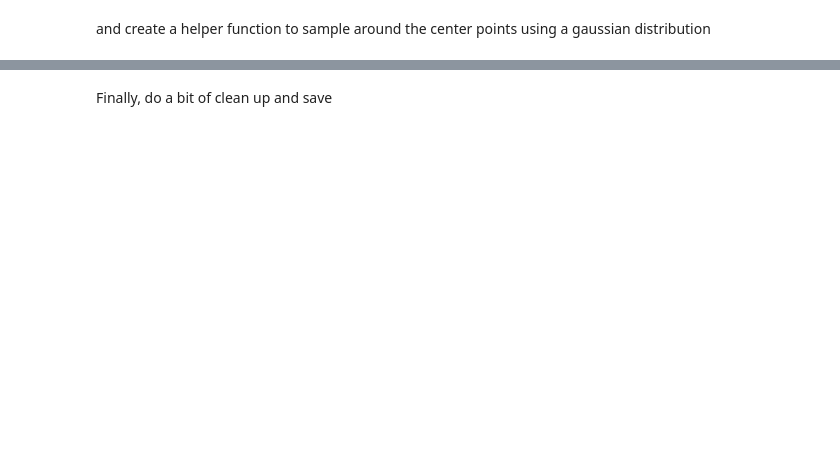
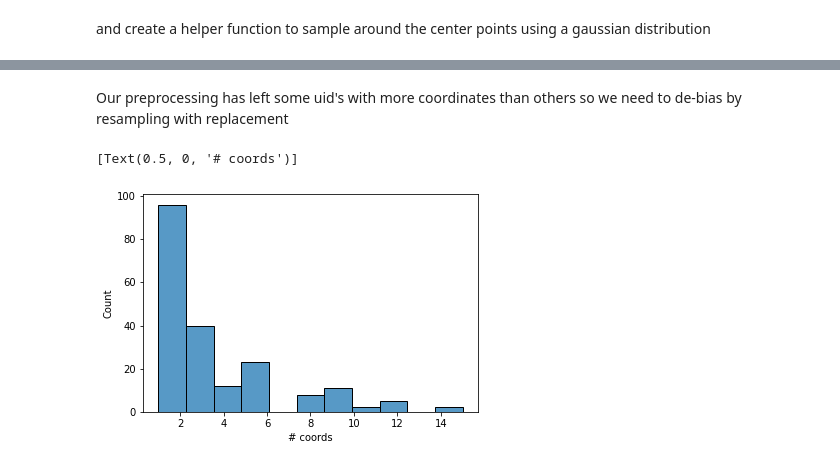
Before and after one commit to peterbacalso/covid_CT_lung_lesion_segmentation, a Jupyter notebook: notebooks/meta_setup.ipynb, the cells around one changed output, grey strips where cells are left out. Saved outputs shown, nothing was run; the diff lists cells and outputs as text; code cells hidden in the pictures; blank space fills up the shorter version.

```diff
--- a/notebooks/meta_setup.ipynb
+++ b/notebooks/meta_setup.ipynb
@@ -215,7 +255,7 @@ def generate_irc(row, num_points=5):
 new_points_list = []
 # %%
 num_points = 3 # 3 new points per center
-for _, (idx, row) in tqdm(enumerate(df_40_to_100.iterrows()), total=len(df_40_to_100)):
+for _, (idx, row) in tqdm(enumerate(df_200k_to_1m.iterrows()), total=len(df_200k_to_1m)):
     new_points_list += generate_irc(row,num_points)
 # %%
 len(new_points_list)
@@ -224,6 +264,6 @@ len(new_points_list)
 # %%
 num_points = 6 # 6 new points per center
-for _, (idx, row) in tqdm(enumerate(df_100_to_200.iterrows()), total=len(df_100_to_200)):
+for _, (idx, row) in tqdm(enumerate(df_1m_to_2m.iterrows()), total=len(df_1m_to_2m)):
     new_points_list += generate_irc(row,num_points)
 # %%
 len(new_points_list)
@@ -240,9 +280,4 @@ len(new_points_list)
 # %%
 df_lesion_samples = pd.DataFrame(new_points_list, columns =['uid', 'coordI', 'coordR', 'coordC'])
 # %%
-train_data = pd.concat([df_lesion_samples, df_lesion_coords[['uid', 'coordI', 'coordR', 'coordC']]]).reset_index(drop=True)
+train_data = pd.concat([df_lesion_samples, df_lesions[['uid', 'coordI', 'coordR', 'coordC']]]).reset_index(drop=True)
-# %% [markdown]
-Finally, do a bit of clean up and save
-# %%
-train_data.drop(train_data[train_data.coordI < 3].index, inplace=True)
-train_data.reset_index(drop=True, inplace=True)
@@ -248,0 +286,7 @@ train_data.reset_index(drop=True, inplace=True)
+# %% [markdown]
+Our preprocessing has left some uid's with more coordinates than others so we need to de-bias by resampling with replacement
+# %%
+sns.histplot(train_data.uid.value_counts()).set(xlabel='# coords')
+# %% [output]
+[Text(0.5, 0, '# coords')]
+[figure, added]
```
Also changed, not shown: parts of 30 cells of this notebook, 5 other files.
